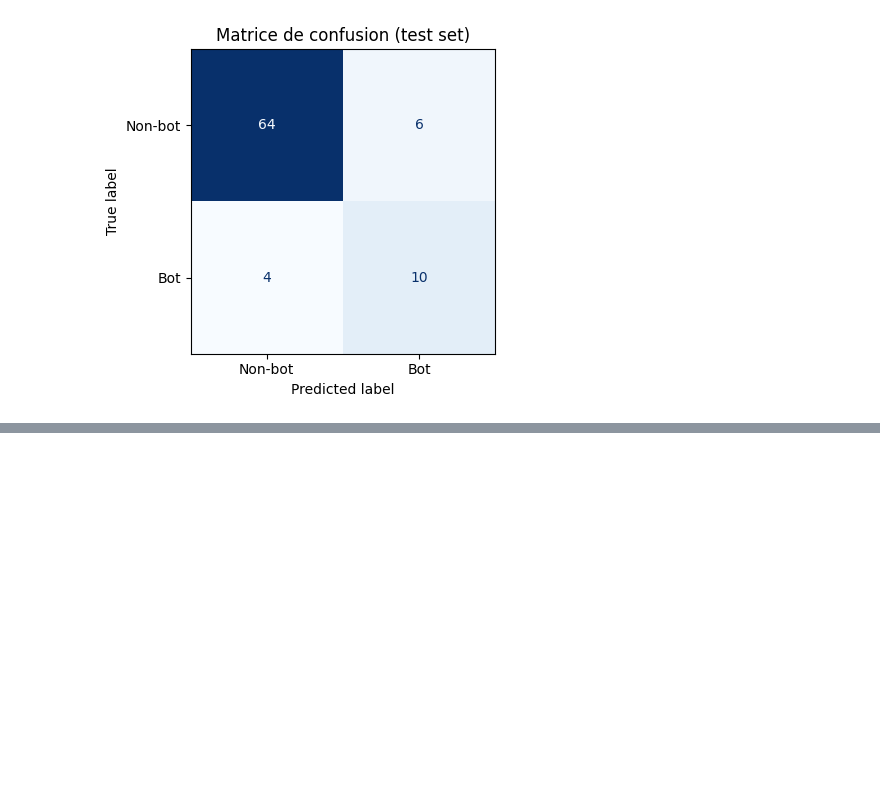
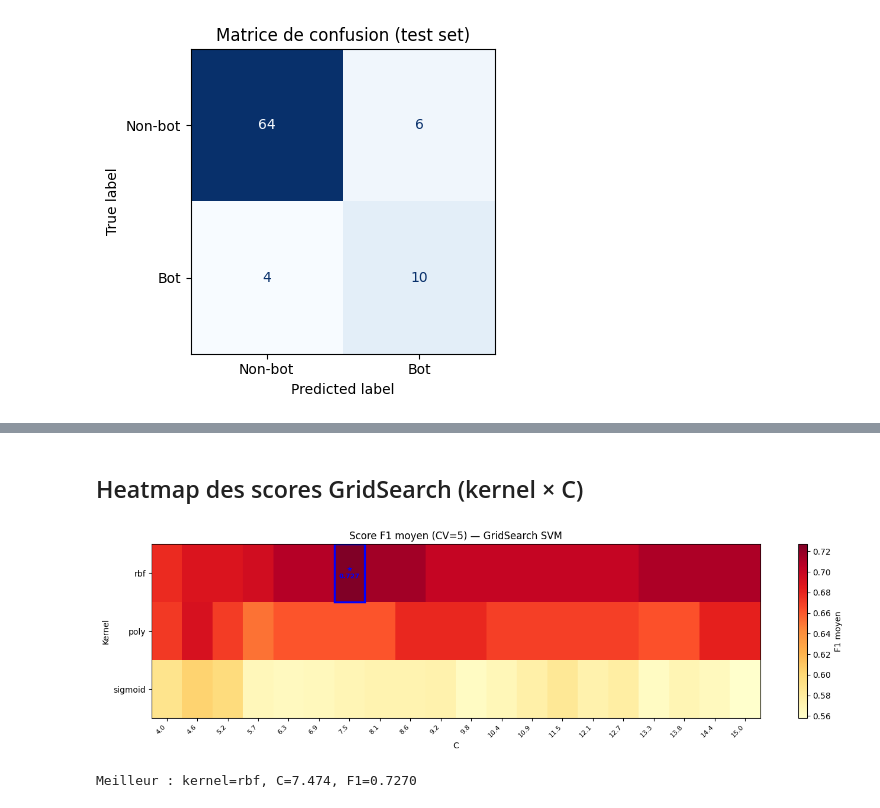
Before and after one commit to malcolm-a/if29-twitter-analysis, a Jupyter notebook: src/ml/supervised/SVM.ipynb, the cells around one changed output, grey strips where cells are left out. Drawn from its saved outputs; the diff is of its cells as text; code cells hidden in the pictures; blank space fills up the shorter version.

```diff
--- a/src/ml/supervised/SVM.ipynb
+++ b/src/ml/supervised/SVM.ipynb
@@ -342,0 +368,46 @@ weighted avg       0.89      0.88      0.88        84
+# %% [markdown]
+## Heatmap des scores GridSearch (kernel × C)
+# %%
+import pandas as pd
+
+cv_results = pd.DataFrame(clf.cv_results_)
+kernels = clf.param_grid['kernel']
+C_values = clf.param_grid['C']
+
+scores_matrix = cv_results.pivot_table(
+    index='param_kernel',
+    columns='param_C',
+    values='mean_test_score'
+).reindex(kernels)
+
+fig, ax = plt.subplots(figsize=(14, 4))
+im = ax.imshow(scores_matrix.values, aspect='auto', cmap='YlOrRd',
+               vmin=scores_matrix.values.min(), vmax=scores_matrix.values.max())
+
+ax.set_xticks(range(len(C_values)))
+ax.set_xticklabels([f"{c:.1f}" for c in C_values], rotation=45, ha='right', fontsize=8)
+ax.set_yticks(range(len(kernels)))
+ax.set_yticklabels(kernels)
+ax.set_xlabel('C')
+ax.set_ylabel('Kernel')
+ax.set_title('Score F1 moyen (CV=5) — GridSearch SVM')
+
+plt.colorbar(im, ax=ax, label='F1 moyen')
+
+# Annoter la meilleure cellule
+best_kernel = clf.best_params_['kernel']
+best_C      = clf.best_params_['C']
+ki = list(kernels).index(best_kernel)
+ci = list(C_values).index(best_C)
+ax.add_patch(plt.Rectangle((ci - 0.5, ki - 0.5), 1, 1,
+                            fill=False, edgecolor='blue', linewidth=2.5))
+ax.text(ci, ki, f"★\n{clf.best_score_:.3f}", ha='center', va='center',
+        fontsize=8, color='blue', fontweight='bold')
+
+plt.tight_layout()
+plt.show()
+
+print(f"Meilleur : kernel={best_kernel}, C={best_C:.3f}, F1={clf.best_score_:.4f}")
+# %% [output]
+[figure, added]
+Meilleur : kernel=rbf, C=7.474, F1=0.7270
```
Also changed, not shown: parts of 5 cells of this notebook.
